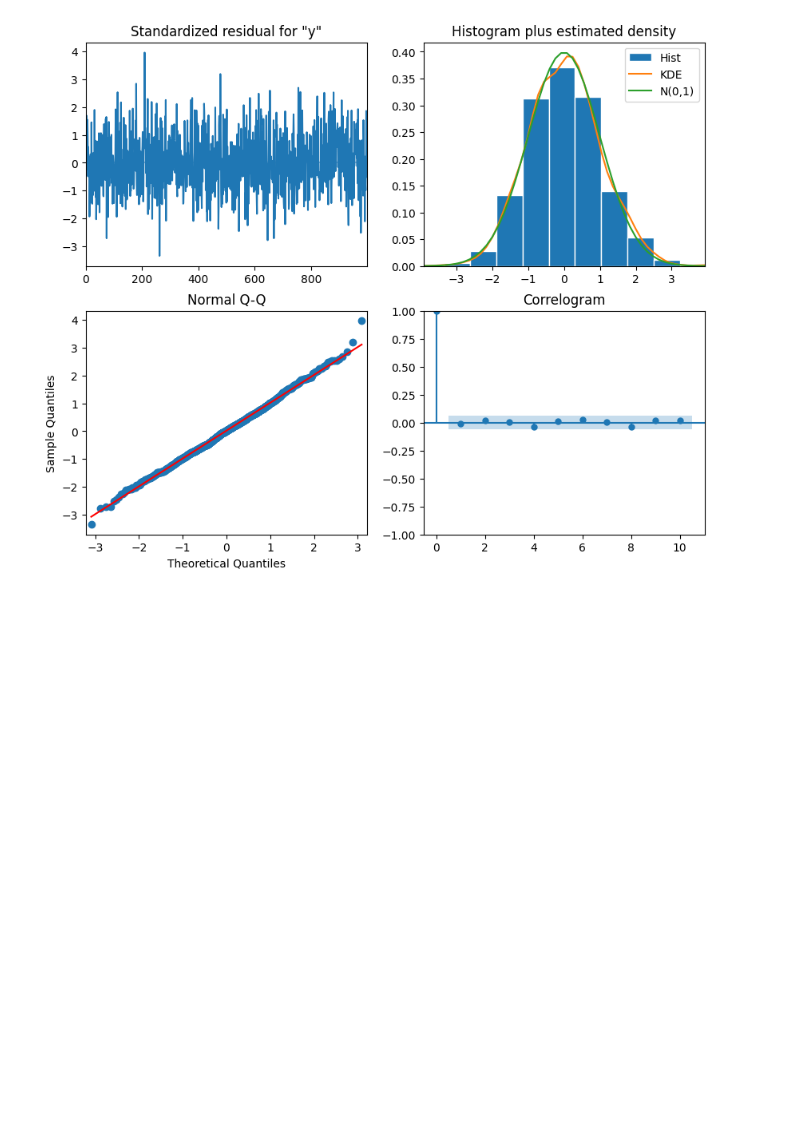
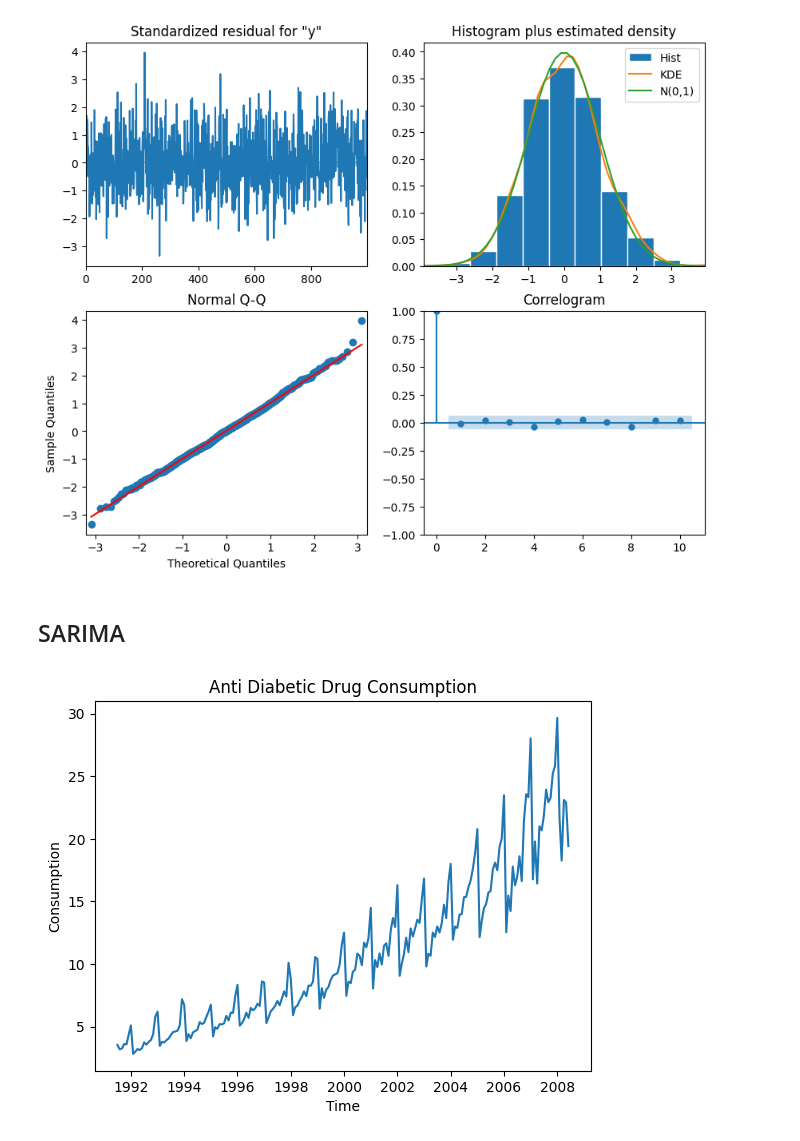
Before and after one commit to nbala2k2/Timeseries-Forecasting-, a Jupyter notebook: timeseries_forecasting book.ipynb, the cells around one changed output. Cells and saved outputs as stored; diff of their text form; code cells hidden in the pictures; blank space fills up the shorter version.

```diff
--- a/timeseries_forecasting book.ipynb
+++ b/timeseries_forecasting book.ipynb
@@ -391,3 +391,16 @@ model.plot_diagnostics(figsize=(10,8))
 # %% [output]
 [figure]
 [figure]
+# %% [markdown]
+## SARIMA
+# %%
+df_drug=pd.read_csv('AusAntidiabeticDrug.csv')
+df_drug['ds']=pd.to_datetime(df_drug['ds'],format='%Y-%m-%d')
+# %%
+plt.title('Anti Diabetic Drug Consumption')
+plt.ylabel('Consumption')
+plt.xlabel('Time')
+plt.plot(df_drug['ds'],df_drug['y'])
+plt.show()
+# %% [output]
+[figure, added]
```
Also changed, not shown: parts of 11 cells of this notebook.
